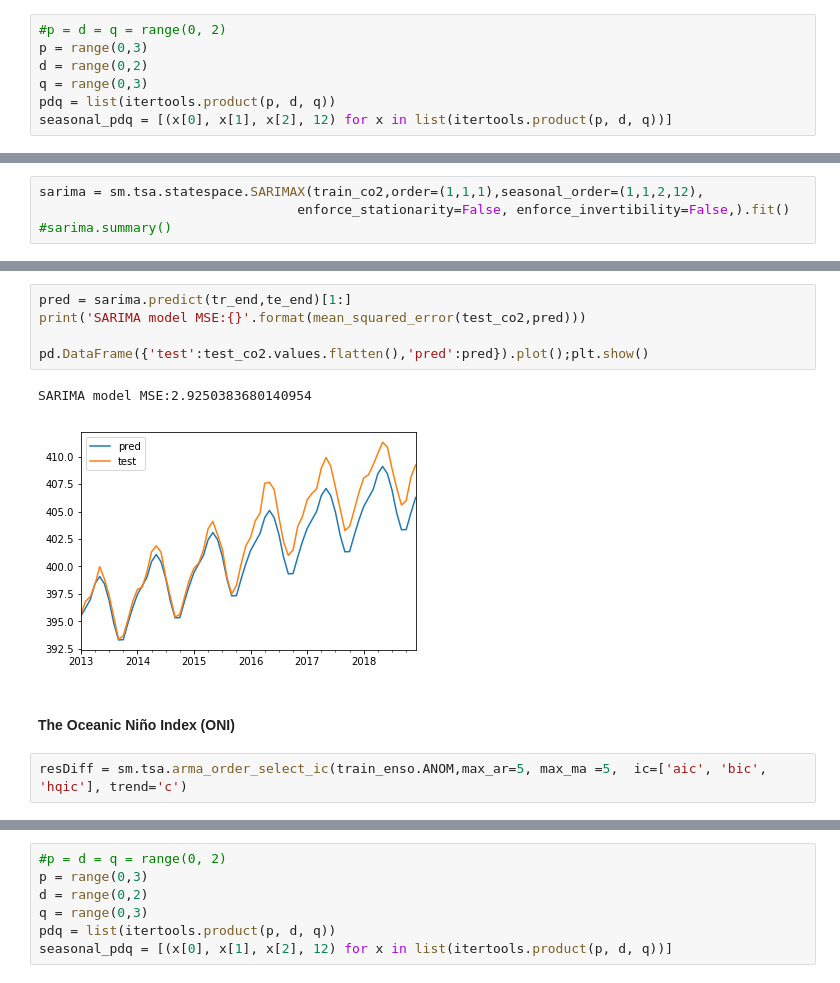
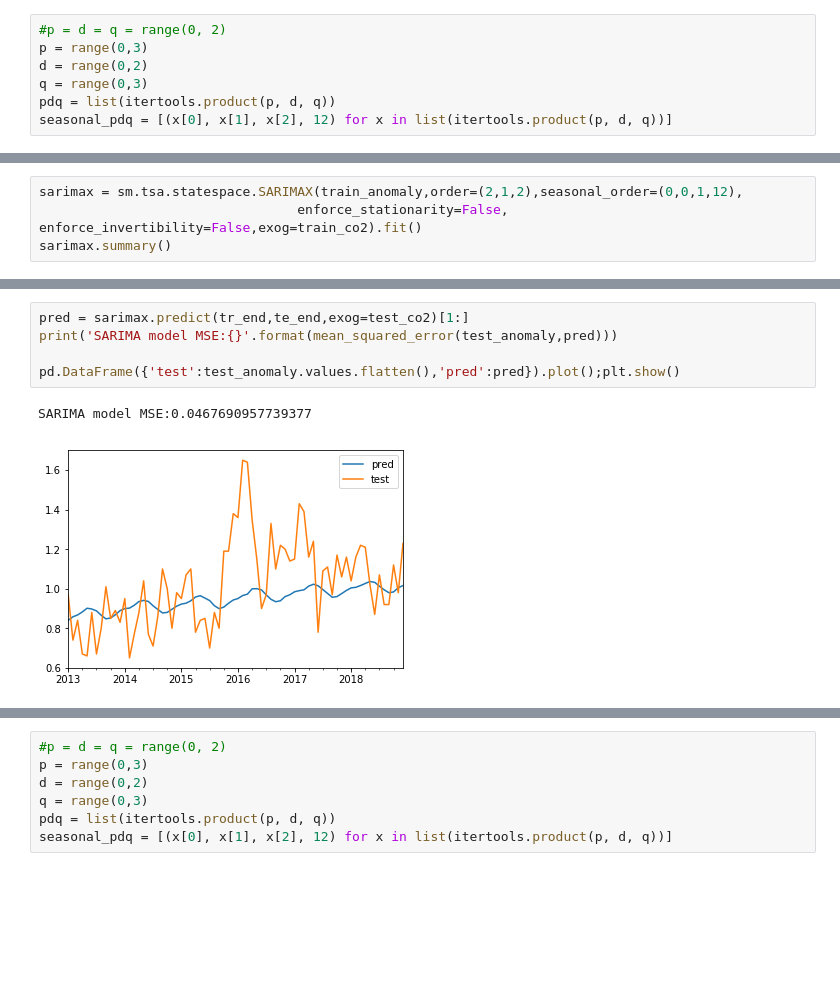
Before and after one commit to SimoAntikainen/sarimax-climate-change-forecast, a Jupyter notebook: sarimax-climate-change-forecast.ipynb, the cells around one changed output, grey strips where cells are left out. Drawn from its saved outputs; the diff is of its cells as text; blank space fills up the shorter version.

```diff
--- a/sarimax-climate-change-forecast.ipynb
+++ b/sarimax-climate-change-forecast.ipynb
@@ -465,4 +488,4 @@ SARIMA(2, 1, 2)x(2, 1, 2, 12)12 - AIC:258.6947374879408
 # %%
-sarima = sm.tsa.statespace.SARIMAX(train_co2,order=(1,1,1),seasonal_order=(1,1,2,12),
-                                 enforce_stationarity=False, enforce_invertibility=False,).fit()
-#sarima.summary()
+sarimax = sm.tsa.statespace.SARIMAX(train_anomaly,order=(2,1,2),seasonal_order=(0,0,1,12),
+                                 enforce_stationarity=False, enforce_invertibility=False,exog=train_co2).fit()
+sarimax.summary()
@@ -469,12 +513,8 @@ sarima = sm.tsa.statespace.SARIMAX(train_co2,order=(1,1,1),seasonal_order=(1,1,2
 # %%
-pred = sarima.predict(tr_end,te_end)[1:]
-print('SARIMA model MSE:{}'.format(mean_squared_error(test_co2,pred)))
+pred = sarimax.predict(tr_end,te_end,exog=test_co2)[1:]
+print('SARIMA model MSE:{}'.format(mean_squared_error(test_anomaly,pred)))
 
-pd.DataFrame({'test':test_co2.values.flatten(),'pred':pred}).plot();plt.show()
+pd.DataFrame({'test':test_anomaly.values.flatten(),'pred':pred}).plot();plt.show()
 # %% [output]
-SARIMA model MSE:2.9250383680140954
+SARIMA model MSE:0.0467690957739377
-[figure, old version]
+[figure, new version]
-# %% [markdown]
-#### The Oceanic Niño Index (ONI)
-# %%
-resDiff = sm.tsa.arma_order_select_ic(train_enso.ANOM,max_ar=5, max_ma =5,  ic=['aic', 'bic', 'hqic'], trend='c')
```
Also changed, not shown: parts of 45 cells of this notebook.
